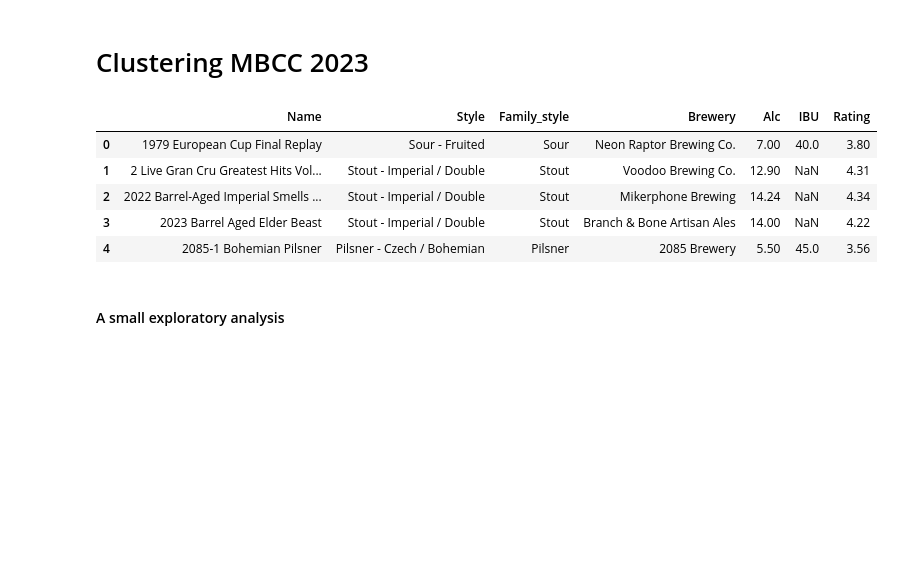
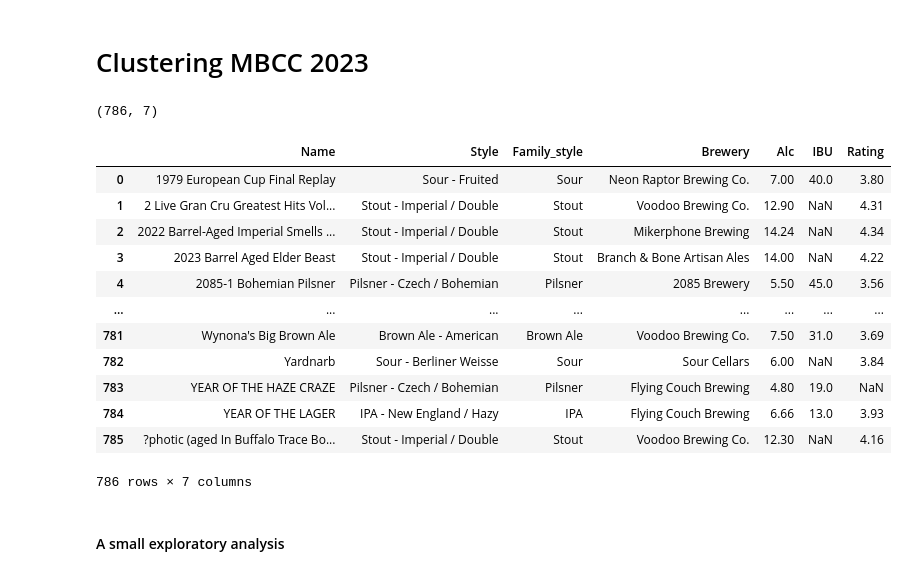
Before and after one commit to rodrimdz/MBCC2023, a Jupyter notebook: Clustering_MBCC2023.ipynb, the cells around one changed output. Cells and saved outputs as stored; diff of their text form; code cells hidden in the pictures; blank space fills up the shorter version.

```diff
--- a/Clustering_MBCC2023.ipynb
+++ b/Clustering_MBCC2023.ipynb
@@ -9,22 +9,31 @@ from sklearn_extra.cluster import KMedoids
 import seaborn as sns
 import gower
 import plotly.graph_objects as go
-import seaborn as sns
 from yellowbrick.cluster import SilhouetteVisualizer
 
 # load the data into a DataFrame
 df = pd.read_csv('https://github.com/rodrimdz/MBCC2023/raw/main/MBCC.csv',encoding='ansi', sep=",")
+df.shape
+# %% [output]
+(786, 7)
 # %%
 df.columns = [c.replace(' ', '_') for c in df.columns]
 df["Family_style"]=df["Family_style"].str.strip()
-df.head()
+df
 # %% [output]
 |  | Name | Style | Family_style | Brewery | Alc | IBU | Rating |
 | 0 | 1979 European Cup Final Replay | Sour - Fruited | Sour | Neon Raptor Brewing Co. | 7.00 | 40.0 | 3.80 |
 | 1 | 2 Live Gran Cru Greatest Hits Vol... | Stout - Imperial / Double | Stout | Voodoo Brewing Co. | 12.90 | NaN | 4.31 |
 | 2 | 2022 Barrel-Aged Imperial Smells ... | Stout - Imperial / Double | Stout | Mikerphone Brewing | 14.24 | NaN | 4.34 |
 | 3 | 2023 Barrel Aged Elder Beast | Stout - Imperial / Double | Stout | Branch & Bone Artisan Ales | 14.00 | NaN | 4.22 |
 | 4 | 2085-1 Bohemian Pilsner | Pilsner - Czech / Bohemian | Pilsner | 2085 Brewery | 5.50 | 45.0 | 3.56 |
+| ... | ... | ... | ... | ... | ... | ... | ... |
+| 781 | Wynona's Big Brown Ale | Brown Ale - American | Brown Ale | Voodoo Brewing Co. | 7.50 | 31.0 | 3.69 |
+| 782 | Yardnarb | Sour - Berliner Weisse | Sour | Sour Cellars | 6.00 | NaN | 3.84 |
+| 783 | YEAR OF THE HAZE CRAZE | Pilsner - Czech / Bohemian | Pilsner | Flying Couch Brewing | 4.80 | 19.0 | NaN |
+| 784 | YEAR OF THE LAGER | IPA - New England / Hazy | IPA | Flying Couch Brewing | 6.66 | 13.0 | 3.93 |
+| 785 | ?photic (aged In Buffalo Trace Bo... | Stout - Imperial / Double | Stout | Voodoo Brewing Co. | 12.30 | NaN | 4.16 |
+786 rows × 7 columns
 # %% [markdown]
 #### A small exploratory analysis
 # %%
```
Also changed, not shown: parts of 3 cells of this notebook.
